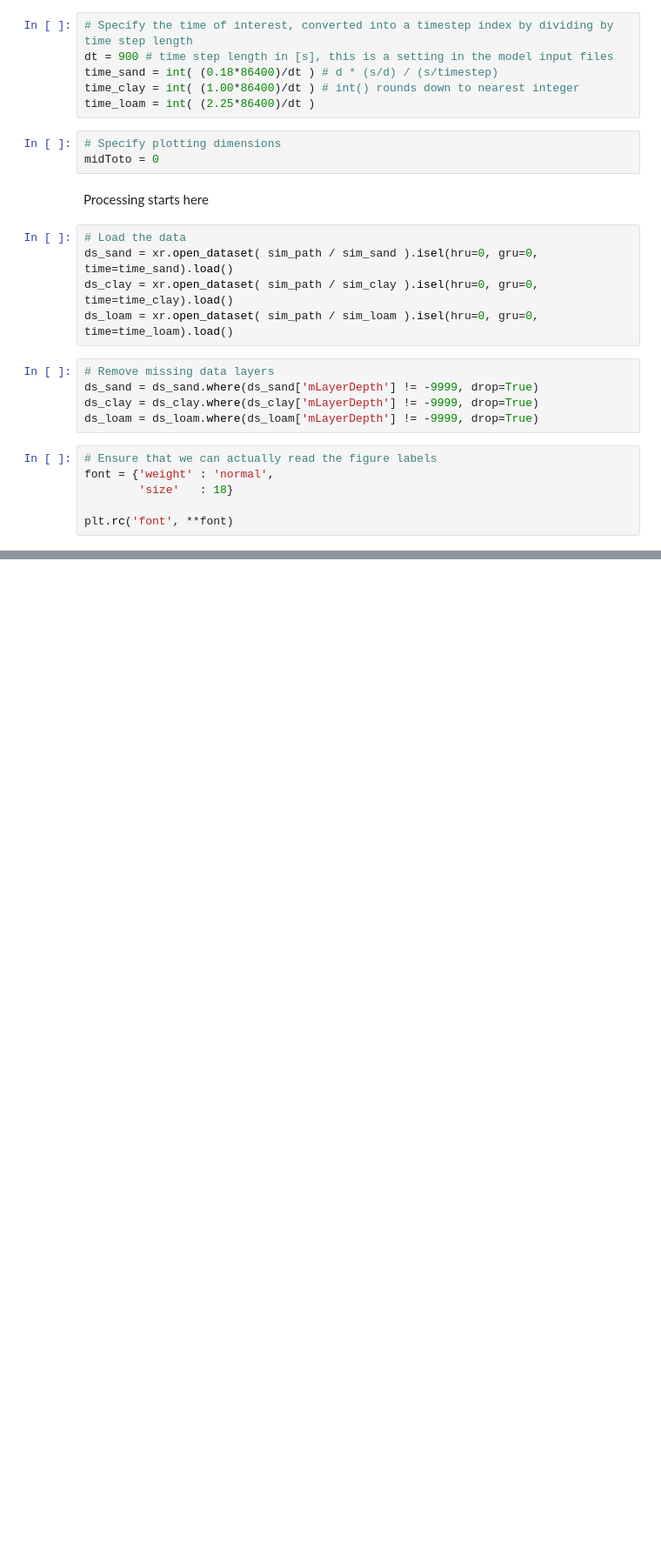
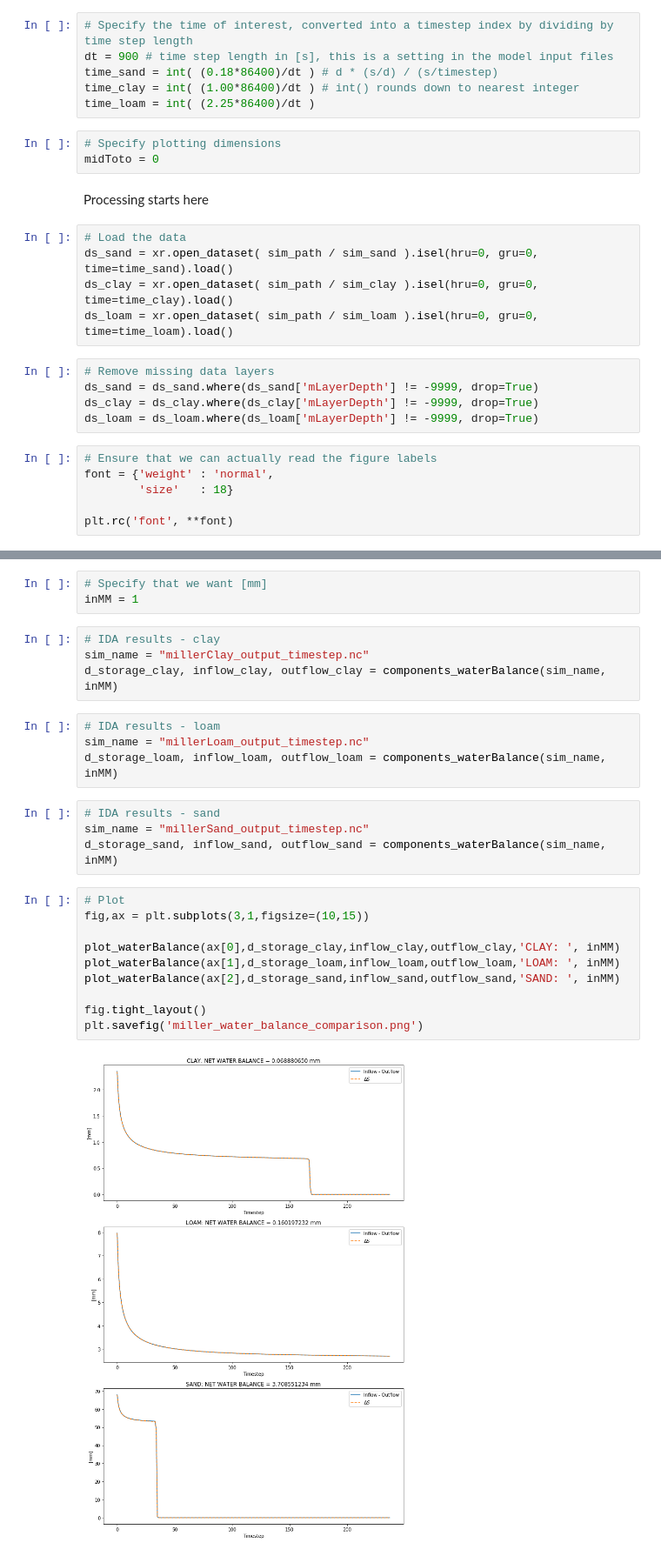
Before and after one commit to CH-Earth/laughTests, a Jupyter notebook: lt2_miller1998/plot_lt_miller1998.ipynb, the cells around one changed output, grey strips where cells are left out. Shown at 87% size. Drawn from its saved outputs; the diff is of its cells as text; blank space fills up the shorter version.

Commit message:
added water balance plots to miller

```diff
--- a/lt2_miller1998/plot_lt_miller1998.ipynb
+++ b/lt2_miller1998/plot_lt_miller1998.ipynb
@@ -100,0 +149,27 @@ plt.savefig('img/lt2_miller1998.png');
+# %%
+# Specify that we want [mm]
+inMM = 1
+# %%
+# IDA results - clay
+sim_name = "millerClay_output_timestep.nc"
+d_storage_clay, inflow_clay, outflow_clay = components_waterBalance(sim_name, inMM)
+# %%
+# IDA results - loam
+sim_name = "millerLoam_output_timestep.nc"
+d_storage_loam, inflow_loam, outflow_loam = components_waterBalance(sim_name, inMM)
+# %%
+# IDA results - sand
+sim_name = "millerSand_output_timestep.nc"
+d_storage_sand, inflow_sand, outflow_sand = components_waterBalance(sim_name, inMM)
+# %%
+# Plot
+fig,ax = plt.subplots(3,1,figsize=(10,15))
+
+plot_waterBalance(ax[0],d_storage_clay,inflow_clay,outflow_clay,'CLAY: ', inMM)
+plot_waterBalance(ax[1],d_storage_loam,inflow_loam,outflow_loam,'LOAM: ', inMM)
+plot_waterBalance(ax[2],d_storage_sand,inflow_sand,outflow_sand,'SAND: ', inMM)
+
+fig.tight_layout()
+plt.savefig('miller_water_balance_comparison.png')
+# %% [output]
+[figure, added]
```
Also changed, not shown: parts of 6 cells of this notebook, 4 other files.
